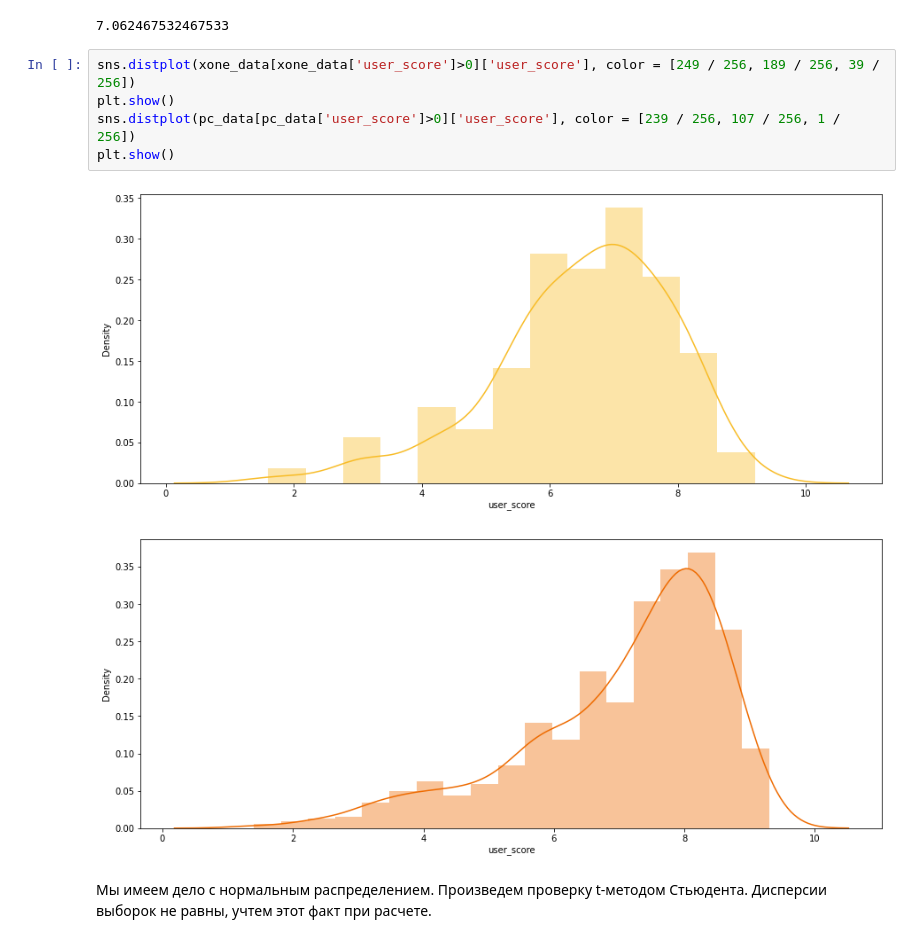
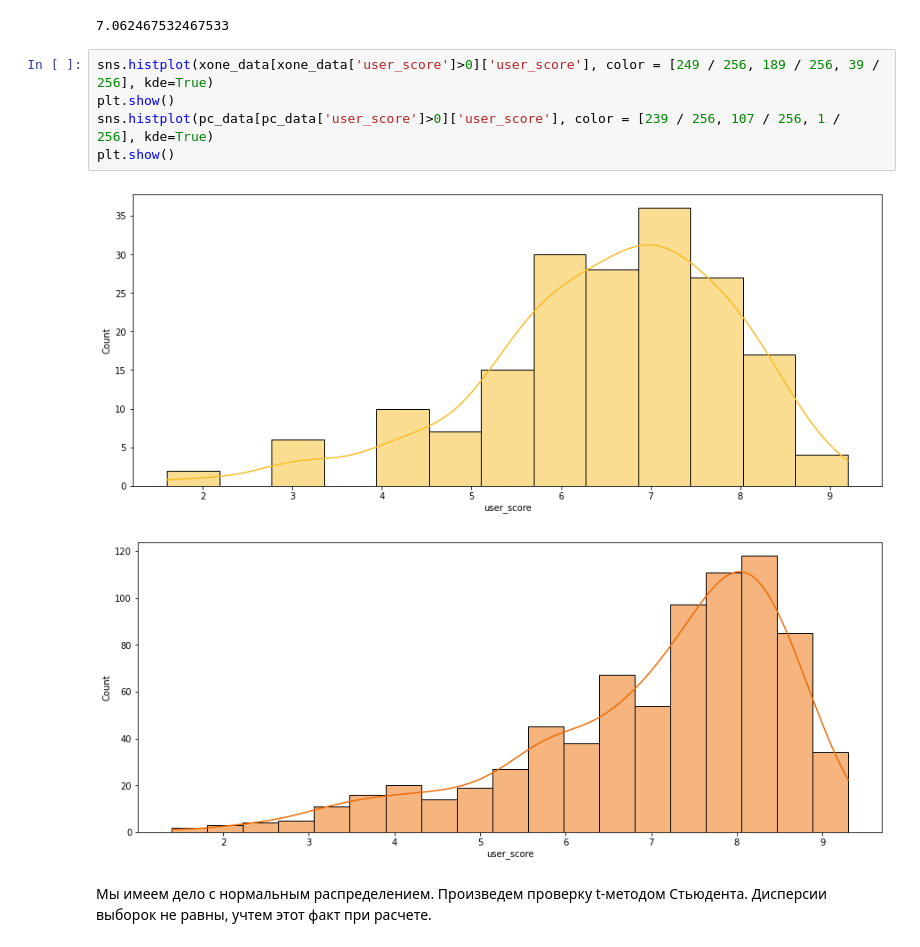
Before and after one commit to PronichevAV/game_industry_analysis, a Jupyter notebook: game_industry_analytics.ipynb, the cells around one changed output. Drawn from its saved outputs; the diff is of its cells as text.

```diff
--- a/game_industry_analytics.ipynb
+++ b/game_industry_analytics.ipynb
@@ -1234,13 +1236,13 @@ pc_mean
 # %% [output]
 7.062467532467533
 # %%
-sns.distplot(xone_data[xone_data['user_score']>0]['user_score'], color = [249 / 256, 189 / 256, 39 / 256])
+sns.histplot(xone_data[xone_data['user_score']>0]['user_score'], color = [249 / 256, 189 / 256, 39 / 256], kde=True)
 plt.show()
-sns.distplot(pc_data[pc_data['user_score']>0]['user_score'], color = [239 / 256, 107 / 256, 1 / 256])
+sns.histplot(pc_data[pc_data['user_score']>0]['user_score'], color = [239 / 256, 107 / 256, 1 / 256], kde=True)
 plt.show()
 # %% [output]
-[figure, old version]
+[figure, new version]
-[figure, old version]
+[figure, new version]
 # %% [markdown]
 Мы имеем дело с нормальным распределением. Произведем проверку t-методом Стьюдента. Дисперсии выборок не равны, учтем этот факт при расчете.
 # %% [markdown]
```
Also changed, not shown: parts of 9 cells of this notebook.
